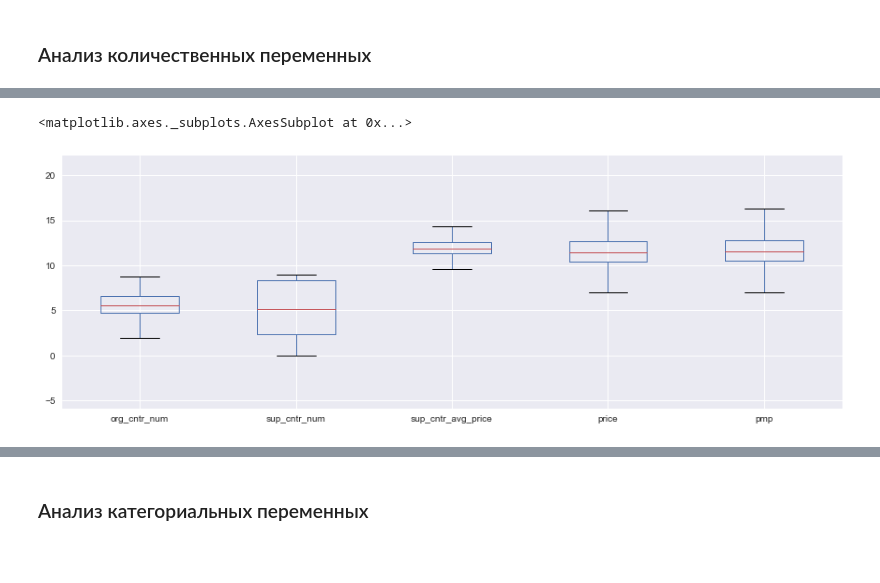
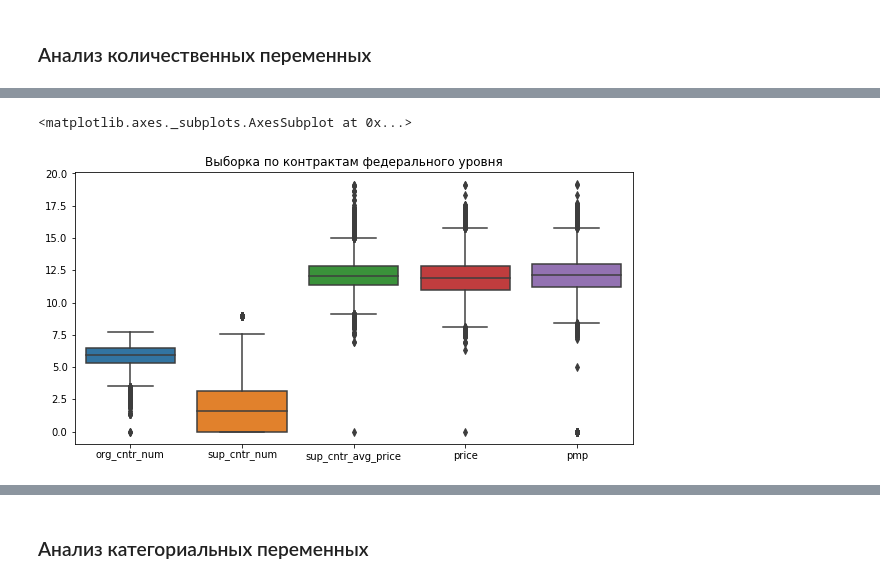
Before and after one commit to DmitryEliseev/diploma-project-2018, a Jupyter notebook: machine-learning/Feature Analysis.ipynb, the cells around one changed output, grey strips where cells are left out. Saved outputs shown, nothing was run; the diff lists cells and outputs as text; code cells hidden in the pictures; blank space fills up the shorter version.

```diff
--- a/machine-learning/Feature Analysis.ipynb
+++ b/machine-learning/Feature Analysis.ipynb
@@ -40,0 +29,5 @@ data.head(5)
+# %%
+# Загрузка выборки по контрактам федерального уровня
+grbs = pd.read_csv('../data/2/tula_yarobl_grbs_finished.csv', converters={'okpd': str})
+print('Размер выборки (строки, столбцы): {}'.format(grbs.shape))
+grbs.head(5)
@@ -125,7 +240,8 @@ df[num_var].describe()
 # %%
-fig = plt.figure(figsize = (15,5))
+fig = plt.figure(figsize = (10,5))
 ax = fig.gca()
-df[num_var].boxplot(ax=ax)
+ax.set_title('Выборка по контрактам федерального уровня')
+sb.boxplot(data=grbs[num_var], ax=ax)
 # %% [output]
 <matplotlib.axes._subplots.AxesSubplot at 0x...>
-[figure, old version]
+[figure, new version]
```
Also changed, not shown: parts of 95 cells of this notebook, 4 other files.
